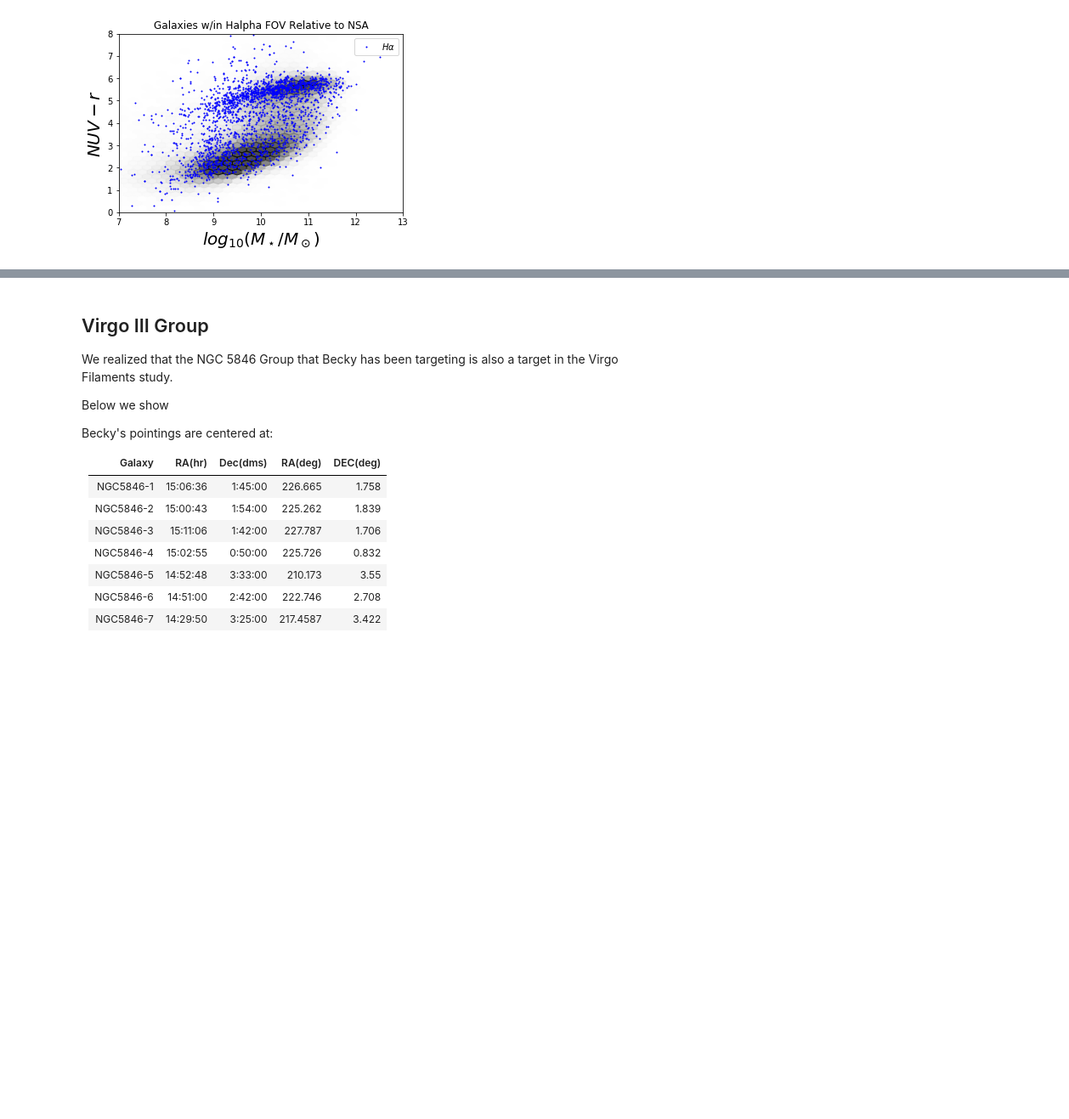
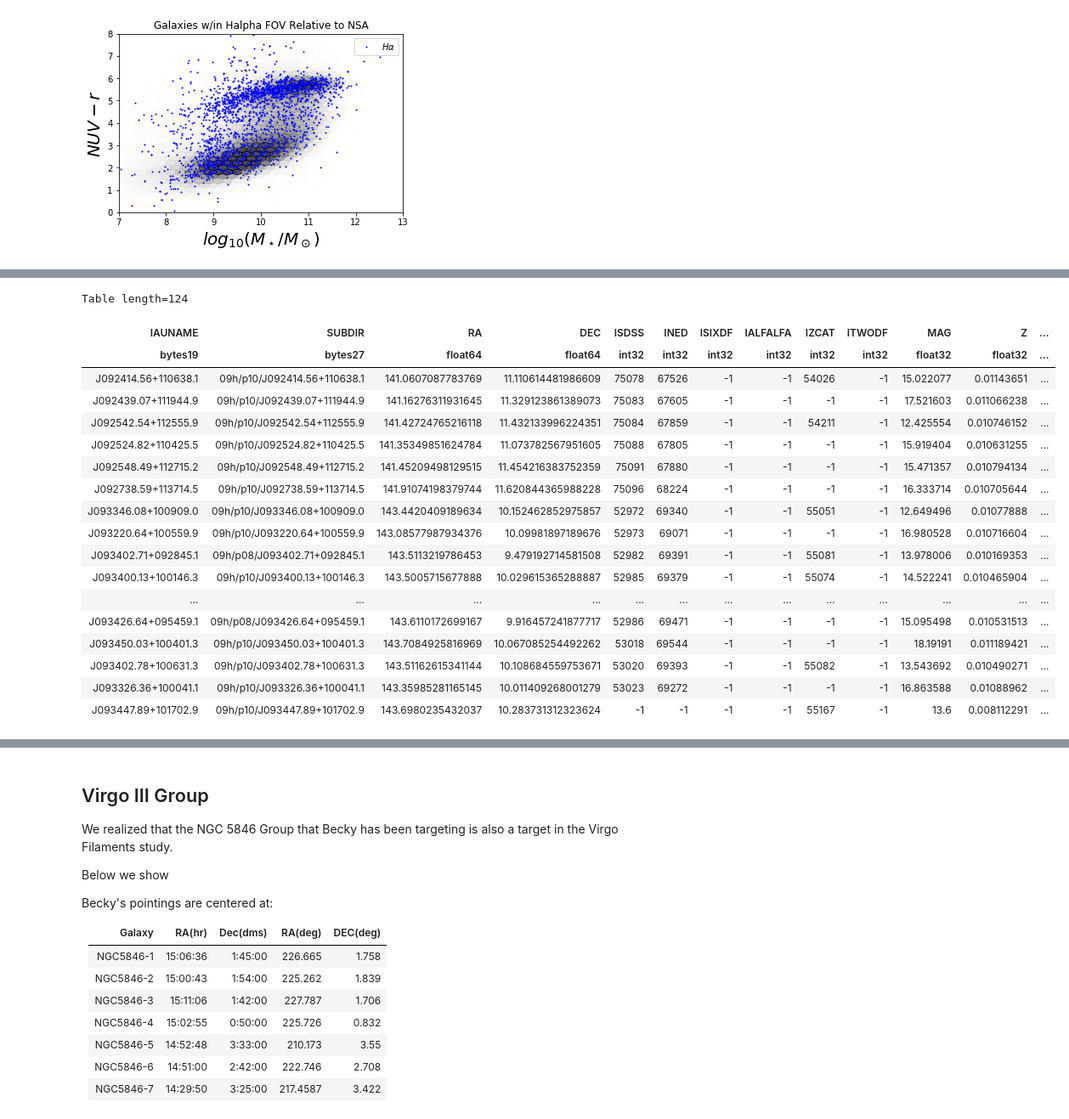
Before and after one commit to rfinn/HalphaImaging, a Jupyter notebook: notebooks/total-number-of-galaxies.ipynb, the cells around one changed output, grey strips where cells are left out. Shown at 85% size. Cells and saved outputs as stored; diff of their text form; code cells hidden in the pictures; blank space fills up the shorter version.

```diff
--- a/notebooks/total-number-of-galaxies.ipynb
+++ b/notebooks/total-number-of-galaxies.ipynb
@@ -118,0 +127,22 @@ plt.savefig(plot_dir+'positions.pdf')
+# %%
+ha[virgoflag]
+# %% [output]
+Table length=124
+| IAUNAME | SUBDIR | RA | DEC | ISDSS | INED | ISIXDF | IALFALFA | IZCAT | ITWODF | MAG | Z | ... |
+| bytes19 | bytes27 | float64 | float64 | int32 | int32 | int32 | int32 | int32 | int32 | float32 | float32 | ... |
+| J092414.56+110638.1 | 09h/p10/J092414.56+110638.1 | 141.0607087783769 | 11.110614481986609 | 75078 | 67526 | -1 | -1 | 54026 | -1 | 15.022077 | 0.01143651 | ... |
+| J092439.07+111944.9 | 09h/p10/J092439.07+111944.9 | 141.16276311931645 | 11.329123861389073 | 75083 | 67605 | -1 | -1 | -1 | -1 | 17.521603 | 0.011066238 | ... |
+| J092542.54+112555.9 | 09h/p10/J092542.54+112555.9 | 141.42724765216118 | 11.432133996224351 | 75084 | 67859 | -1 | -1 | 54211 | -1 | 12.425554 | 0.010746152 | ... |
+| J092524.82+110425.5 | 09h/p10/J092524.82+110425.5 | 141.35349851624784 | 11.073782567951605 | 75088 | 67805 | -1 | -1 | -1 | -1 | 15.919404 | 0.010631255 | ... |
+| J092548.49+112715.2 | 09h/p10/J092548.49+112715.2 | 141.45209498129515 | 11.454216383752359 | 75091 | 67880 | -1 | -1 | -1 | -1 | 15.471357 | 0.010794134 | ... |
+| J092738.59+113714.5 | 09h/p10/J092738.59+113714.5 | 141.91074198379744 | 11.620844365988228 | 75096 | 68224 | -1 | -1 | -1 | -1 | 16.333714 | 0.010705644 | ... |
+| J093346.08+100909.0 | 09h/p10/J093346.08+100909.0 | 143.4420409189634 | 10.152462852975857 | 52972 | 69340 | -1 | -1 | 55051 | -1 | 12.649496 | 0.01077888 | ... |
+| J093220.64+100559.9 | 09h/p10/J093220.64+100559.9 | 143.08577987934376 | 10.09981897189676 | 52973 | 69071 | -1 | -1 | -1 | -1 | 16.980528 | 0.010716604 | ... |
+| J093402.71+092845.1 | 09h/p08/J093402.71+092845.1 | 143.5113219786453 | 9.479192714581508 | 52982 | 69391 | -1 | -1 | 55081 | -1 | 13.978006 | 0.010169353 | ... |
+| J093400.13+100146.3 | 09h/p10/J093400.13+100146.3 | 143.5005715677888 | 10.029615365288887 | 52985 | 69379 | -1 | -1 | 55074 | -1 | 14.522241 | 0.010465904 | ... |
+| ... | ... | ... | ... | ... | ... | ... | ... | ... | ... | ... | ... | ... |
+| J093426.64+095459.1 | 09h/p08/J093426.64+095459.1 | 143.6110172699167 | 9.916457241877717 | 52986 | 69471 | -1 | -1 | -1 | -1 | 15.095498 | 0.010531513 | ... |
+| J093450.03+100401.3 | 09h/p10/J093450.03+100401.3 | 143.7084925816969 | 10.067085254492262 | 53018 | 69544 | -1 | -1 | -1 | -1 | 18.19191 | 0.011189421 | ... |
+| J093402.78+100631.3 | 09h/p10/J093402.78+100631.3 | 143.51162615341144 | 10.108684559753671 | 53020 | 69393 | -1 | -1 | 55082 | -1 | 13.543692 | 0.010490271 | ... |
+| J093326.36+100041.1 | 09h/p10/J093326.36+100041.1 | 143.35985281165145 | 10.011409268001279 | 53023 | 69272 | -1 | -1 | -1 | -1 | 16.863588 | 0.01088962 | ... |
+| J093447.89+101702.9 | 09h/p10/J093447.89+101702.9 | 143.6980235432037 | 10.283731312323624 | -1 | -1 | -1 | -1 | 55167 | -1 | 13.6 | 0.008112291 | ... |
```
Also changed, not shown: parts of 6 cells of this notebook, 3 other files.
